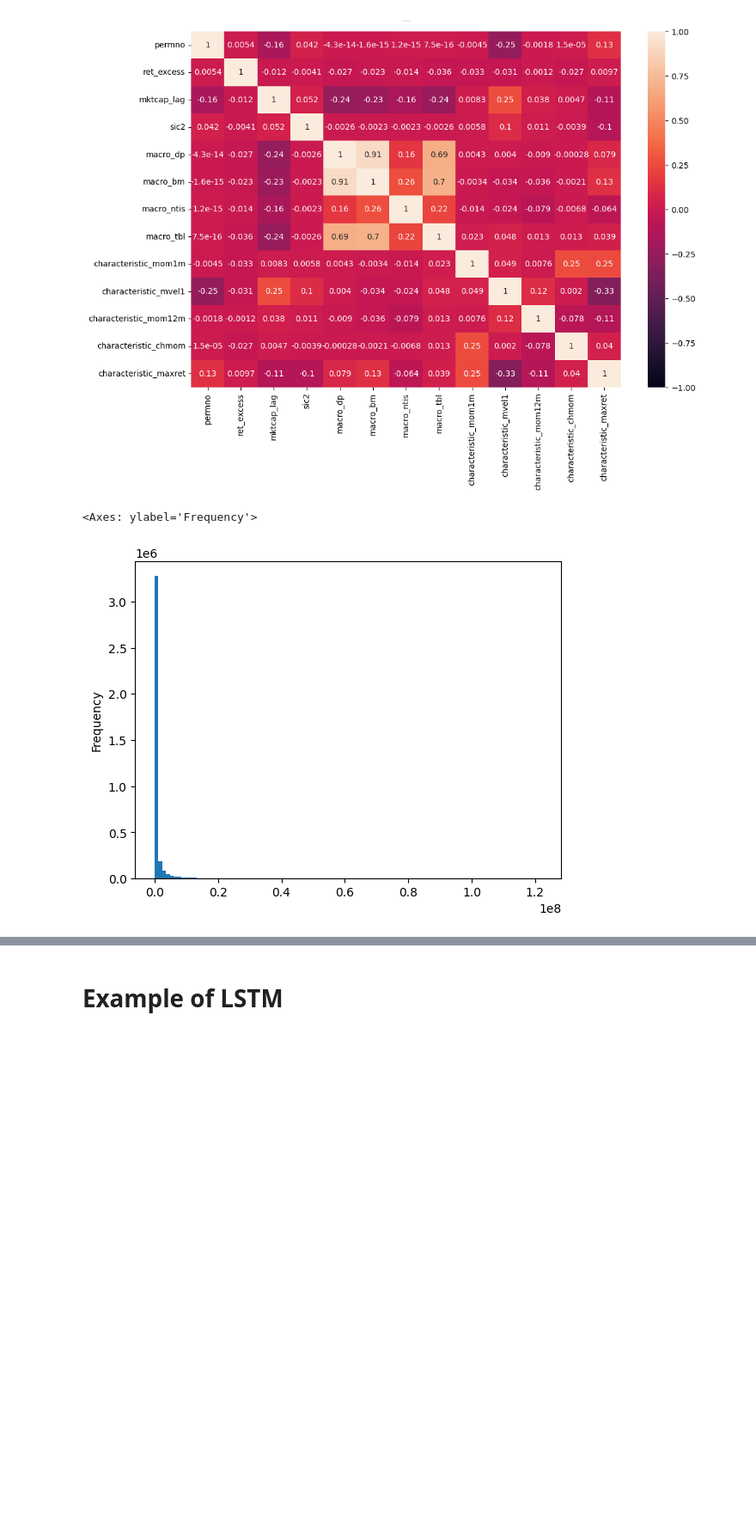
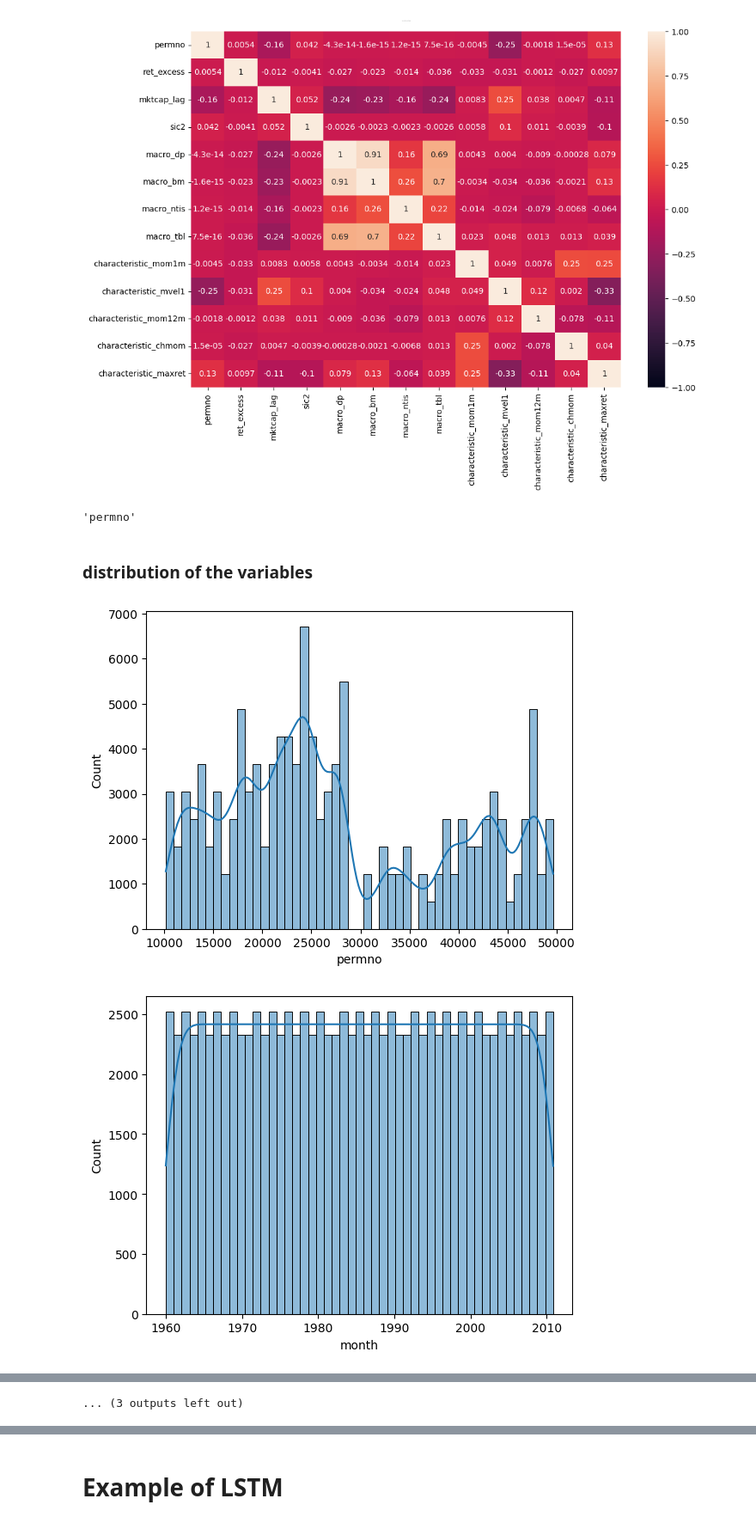
Before and after one commit to jensknudsen/financial_econometrics, a Jupyter notebook: testing.ipynb, the cells around one changed output, grey strips where cells are left out. Shown at 86% size. Cells and saved outputs as stored; diff of their text form; code cells hidden in the pictures; blank space fills up the shorter version.

```diff
--- a/testing.ipynb
+++ b/testing.ipynb
@@ -126,12 +128,17 @@ heatmap = sns.heatmap(df.corr(), vmin=-1, vmax=1, annot=True)
 heatmap.set_title('Correlation Heatmap', fontdict={'fontsize':1}, pad=13);
 # %% [output]
 [figure]
-# %%
-# install matplotlib
-import matplotlib.pyplot as plt
-
-# plot the distribution of the variable characteristic_mvel1
-df['characteristic_mvel1'].plot.hist(bins=100)
-# %% [output]
-<Axes: ylabel='Frequency'>
-[figure, removed]
+# %%
+df.columns[0]
+# %% [output]
+'permno'
+# %% [markdown]
+### distribution of the variables
+# %%
+# check the distribution of the differnect variables
+for i in df.columns:
+    plt.figure(i)
+    sns.histplot(data=df, x=i, kde=True)
+# %% [output]
+[figure, added]
+[figure, added]
@@ -137,0 +155 @@ df['characteristic_mvel1'].plot.hist(bins=100)
+... (3 outputs left out)
```
Also changed, not shown: parts of 3 cells of this notebook.
